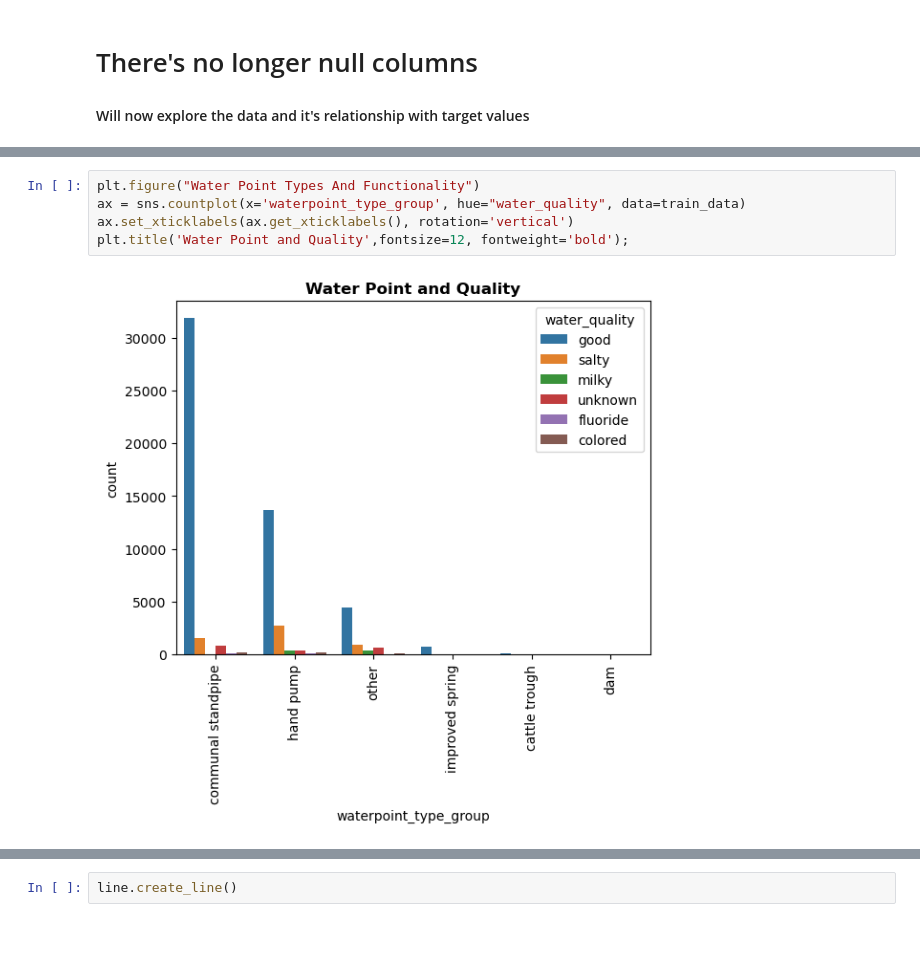
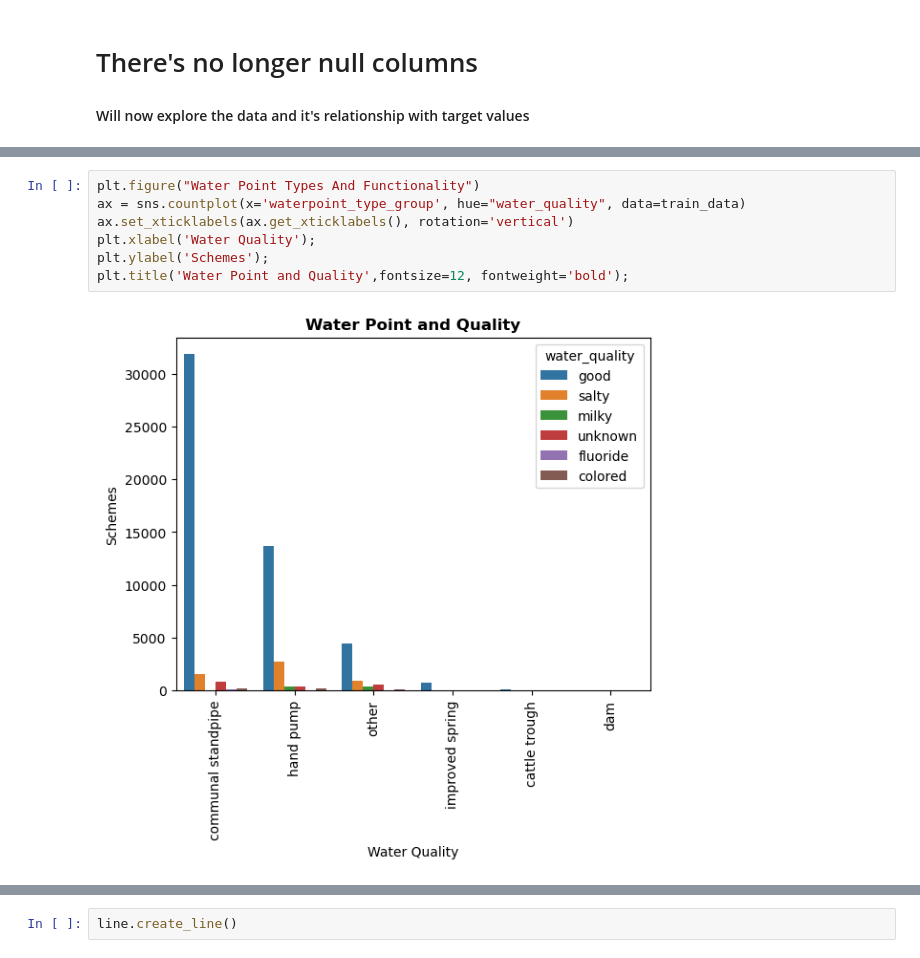
Before and after one commit to Danayt09/Tanzanian_Water_Wells, a Jupyter notebook: EDA.ipynb, the cells around one changed output, grey strips where cells are left out. Saved outputs shown, nothing was run; the diff lists cells and outputs as text.

```diff
--- a/EDA.ipynb
+++ b/EDA.ipynb
@@ -352,10 +355,12 @@ plt.title('Water Point and Functionality',fontsize=12, fontweight='bold');
 # %%
 plt.figure("Water Point Types And Functionality")
 ax = sns.countplot(x='waterpoint_type_group', hue="water_quality", data=train_data)
 ax.set_xticklabels(ax.get_xticklabels(), rotation='vertical')
+plt.xlabel('Water Quality');
+plt.ylabel('Schemes');
 plt.title('Water Point and Quality',fontsize=12, fontweight='bold');
 # %% [output]
-[figure, old version]
+[figure, new version]
 # %%
 plt.figure("Water Quality And Functionality")
 ax = sns.countplot(x='water_quality', hue="status_group", data=train_data)
```
Also changed, not shown: parts of 5 cells of this notebook, 2 other files.
